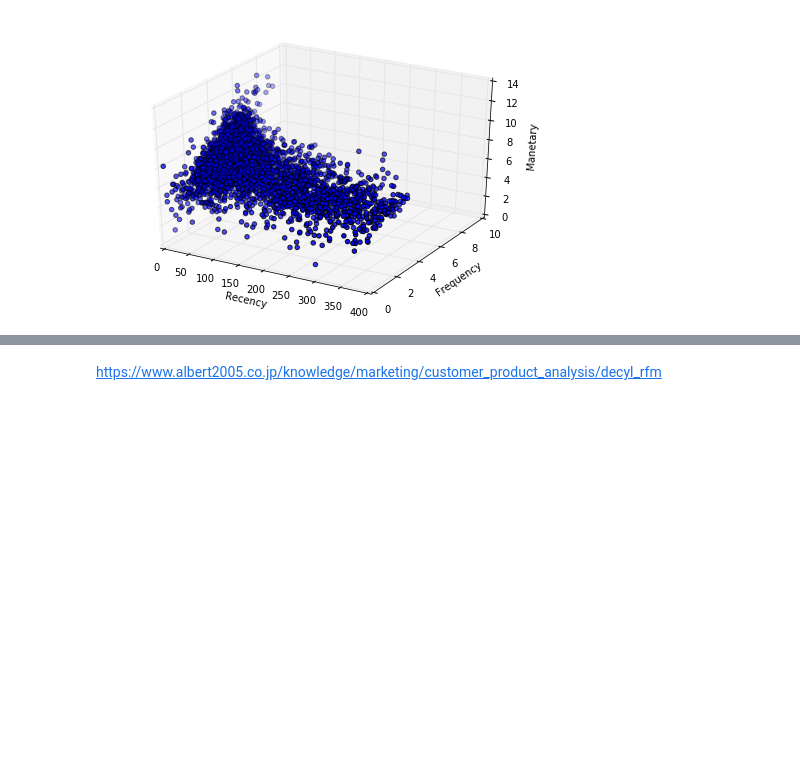
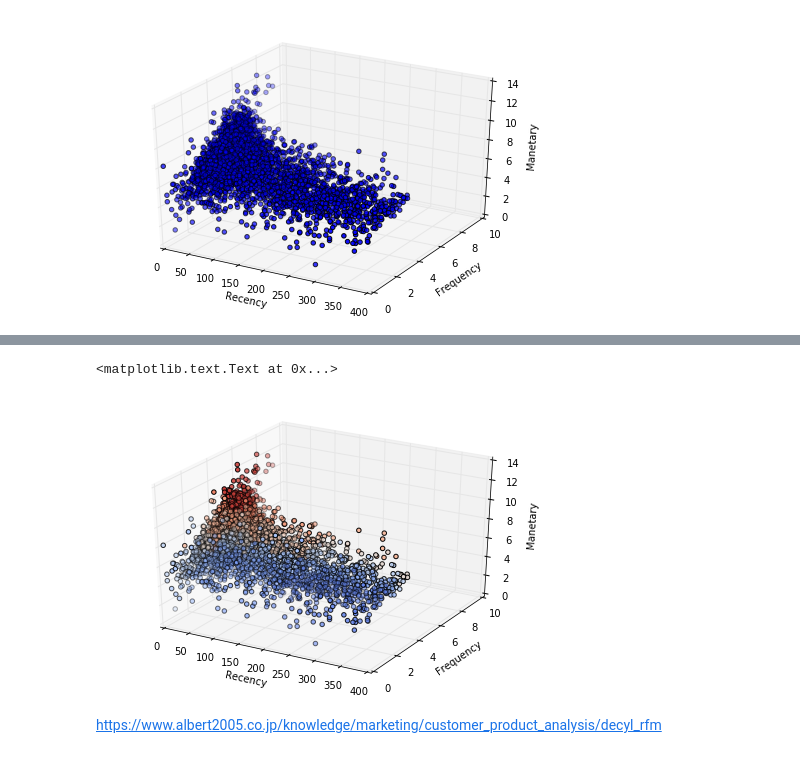
Before and after one commit to selectfromwhere/Data_Analysis_Methods, a Jupyter notebook: RFM_Analysis/RFM_Analisys_Discovery.ipynb, the cells around one changed output, grey strips where cells are left out. Saved outputs shown, nothing was run; the diff lists cells and outputs as text; code cells hidden in the pictures; blank space fills up the shorter version.

```diff
--- a/RFM_Analysis/RFM_Analisys_Discovery.ipynb
+++ b/RFM_Analysis/RFM_Analisys_Discovery.ipynb
@@ -654,3 +658,6 @@ ax.scatter3D(df_RFM_g['InvoiceDate'], df_RFM_g['Times'], df_RFM_g['Price'])
 # %% [output]
 <mpl_toolkits.mplot3d.art3d.Path3DCollection at 0x...>
 [figure]
+# %%
+df_RFM_g_r = pd.merge(df_RFM_g,RFM_df_g,on=['CustomerID'],how='left')
+df_RFM_g_r.head()
@@ -657,2 +671,26 @@ ax.scatter3D(df_RFM_g['InvoiceDate'], df_RFM_g['Times'], df_RFM_g['Price'])
+# %%
+import matplotlib.cm as cm
+import seaborn as sns
+fig = plt.figure()
+ax = Axes3D(fig)
+
+color = sns.color_palette("coolwarm", 14)
+
+for i in range(14):
+    plt_df = df_RFM_g_r[df_RFM_g_r['Total_Rank'] == i+2]
+    xs = plt_df['InvoiceDate']
+    ys = plt_df['Times']
+    zs = plt_df['Price']
+    ax.scatter(xs, ys, zs, c=color[i])
+
+ax.set_xlim(0, 400)
+ax.set_ylim(0, 10)
+ax.set_zlim(0, 14)
+ax.set_xlabel("Recency")
+ax.set_ylabel("Frequency")
+ax.set_zlabel("Manetary")
+# %% [output]
+<matplotlib.text.Text at 0x...>
+[figure, added]
 # %% [markdown]
 https://www.albert2005.co.jp/knowledge/marketing/customer_product_analysis/decyl_rfm
```
Also changed, not shown: parts of 8 cells of this notebook.
